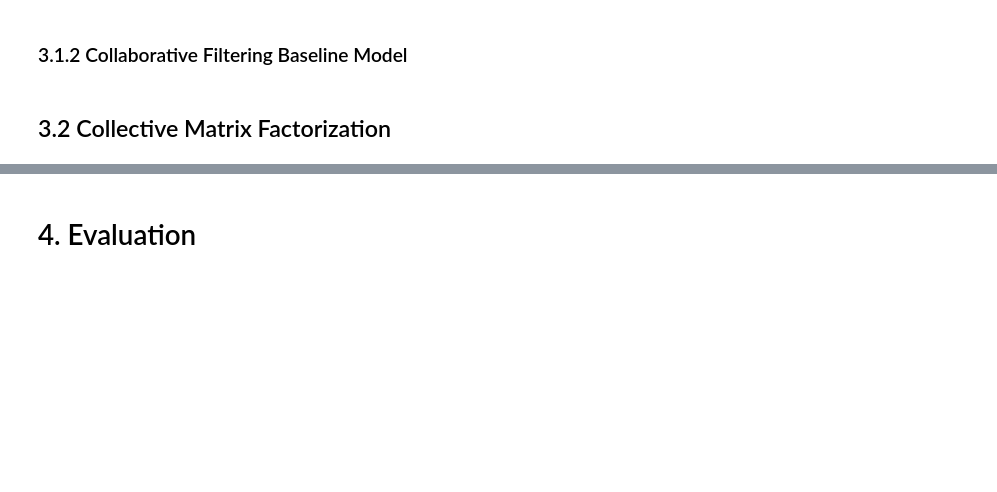
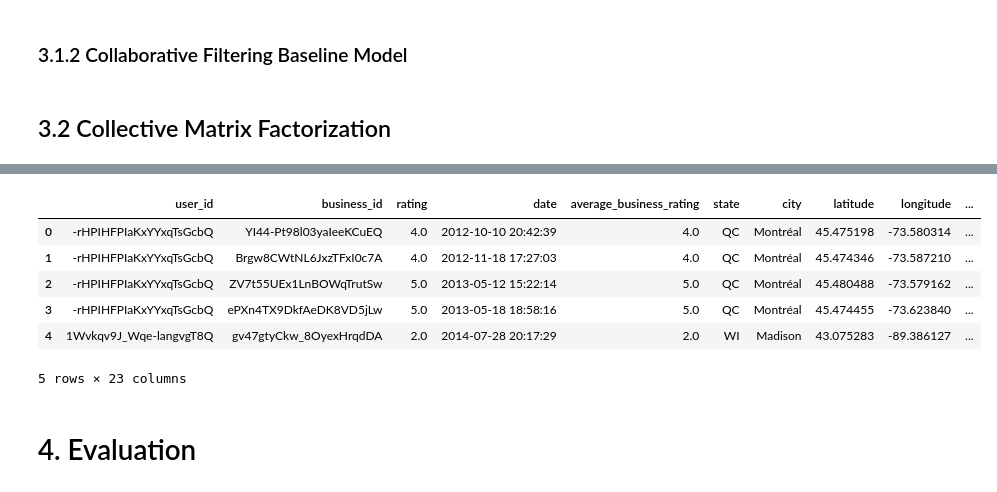
Before and after one commit to thisismeg/personalization-final-project, a Jupyter notebook: final_report.ipynb, the cells around one changed output, grey strips where cells are left out. Saved outputs shown, nothing was run; the diff lists cells and outputs as text; code cells hidden in the pictures; blank space fills up the shorter version.

```diff
--- a/final_report.ipynb
+++ b/final_report.ipynb
@@ -284 +294,4 @@ for s in sample_size:
+# %%
+# take 20% of reviews for each user sampled
+testing_data = active_user_only_ratings_df_sample.sort_values(by=['user_id', 'date']).groupby('user_id').apply(lambda x: x[round(len(x)*.8):]).reset_index(drop=True)
 # %%
@@ -345,3 +363,14 @@ base_df.head()
+# %%
+testing_features = create_features(testing_data)
+testing_features.head()
+# %% [output]
+|  | user_id | business_id | rating | date | average_business_rating | state | city | latitude | longitude | ... |
+| 0 | -rHPIHFPIaKxYYxqTsGcbQ | YI44-Pt98l03yaIeeKCuEQ | 4.0 | 2012-10-10 20:42:39 | 4.0 | QC | Montréal | 45.475198 | -73.580314 | ... |
+| 1 | -rHPIHFPIaKxYYxqTsGcbQ | Brgw8CWtNL6JxzTFxI0c7A | 4.0 | 2012-11-18 17:27:03 | 4.0 | QC | Montréal | 45.474346 | -73.587210 | ... |
+| 2 | -rHPIHFPIaKxYYxqTsGcbQ | ZV7t55UEx1LnBOWqTrutSw | 5.0 | 2013-05-12 15:22:14 | 5.0 | QC | Montréal | 45.480488 | -73.579162 | ... |
+| 3 | -rHPIHFPIaKxYYxqTsGcbQ | ePXn4TX9DkfAeDK8VD5jLw | 5.0 | 2013-05-18 18:58:16 | 5.0 | QC | Montréal | 45.474455 | -73.623840 | ... |
+| 4 | 1Wvkqv9J_Wqe-langvgT8Q | gv47gtyCkw_8OyexHrqdDA | 2.0 | 2014-07-28 20:17:29 | 2.0 | WI | Madison | 43.075283 | -89.386127 | ... |
+5 rows × 23 columns
 # %% [markdown]
 # 4. Evaluation <a class="anchor" id="4"></a>
 # %% [markdown]
```
Also changed, not shown: parts of 7 cells of this notebook.
